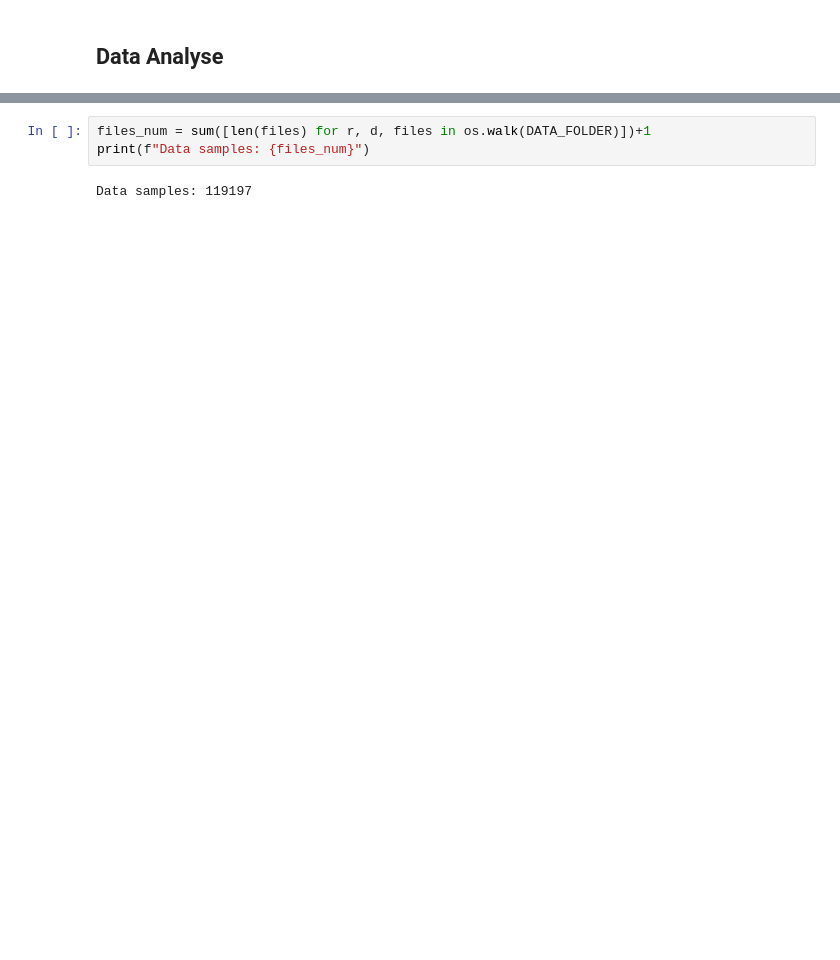
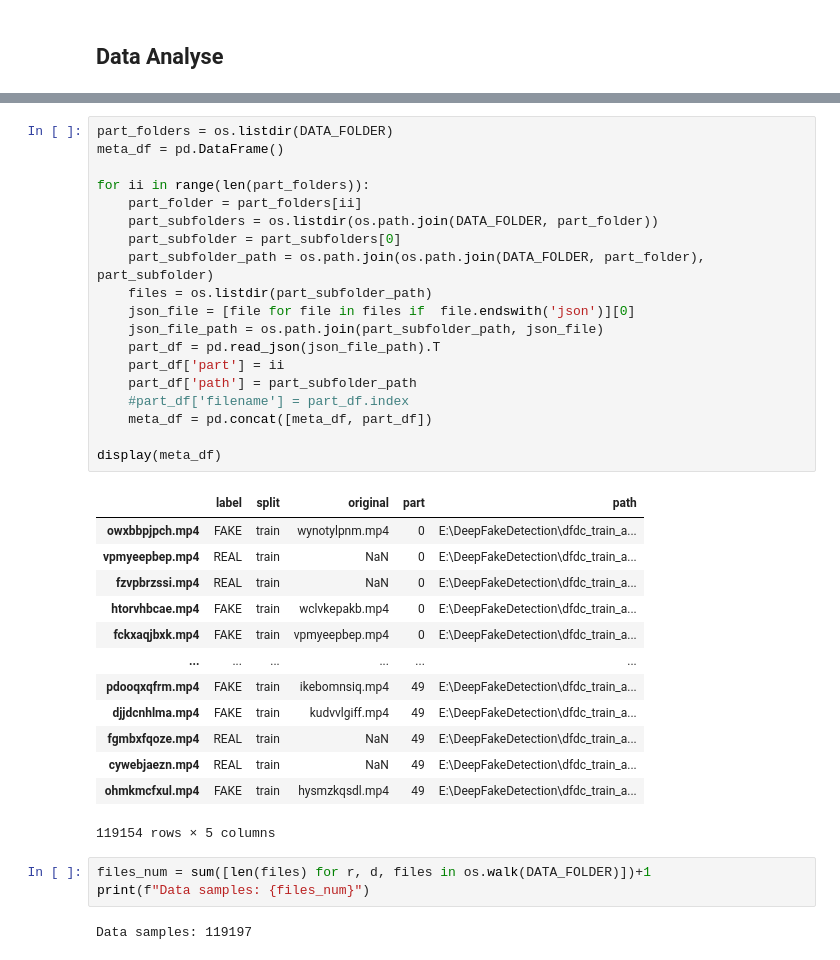
Before and after one commit to VictorMel/DeepFakeDetection, a Jupyter notebook: Victor/ex1.ipynb, the cells around one changed output, grey strips where cells are left out. Saved outputs shown, nothing was run; the diff lists cells and outputs as text; blank space fills up the shorter version.

```diff
--- a/Victor/ex1.ipynb
+++ b/Victor/ex1.ipynb
@@ -23,3 +47,36 @@ DATA_FOLDER = 'E:\DeepFakeDetection\dfdc_train_all'
+# %%
+part_folders = os.listdir(DATA_FOLDER)
+meta_df = pd.DataFrame()
+
+for ii in range(len(part_folders)):
+    part_folder = part_folders[ii]
+    part_subfolders = os.listdir(os.path.join(DATA_FOLDER, part_folder))
+    part_subfolder = part_subfolders[0]
+    part_subfolder_path = os.path.join(os.path.join(DATA_FOLDER, part_folder), part_subfolder)
+    files = os.listdir(part_subfolder_path)
+    json_file = [file for file in files if  file.endswith('json')][0]
+    json_file_path = os.path.join(part_subfolder_path, json_file)
+    part_df = pd.read_json(json_file_path).T
+    part_df['part'] = ii
+    part_df['path'] = part_subfolder_path
+    #part_df['filename'] = part_df.index
+    meta_df = pd.concat([meta_df, part_df])
+
+display(meta_df)
+# %% [output]
+|  | label | split | original | part | path |
+| owxbbpjpch.mp4 | FAKE | train | wynotylpnm.mp4 | 0 | E:\DeepFakeDetection\dfdc_train_a... |
+| vpmyeepbep.mp4 | REAL | train | NaN | 0 | E:\DeepFakeDetection\dfdc_train_a... |
+| fzvpbrzssi.mp4 | REAL | train | NaN | 0 | E:\DeepFakeDetection\dfdc_train_a... |
+| htorvhbcae.mp4 | FAKE | train | wclvkepakb.mp4 | 0 | E:\DeepFakeDetection\dfdc_train_a... |
+| fckxaqjbxk.mp4 | FAKE | train | vpmyeepbep.mp4 | 0 | E:\DeepFakeDetection\dfdc_train_a... |
+| ... | ... | ... | ... | ... | ... |
+| pdooqxqfrm.mp4 | FAKE | train | ikebomnsiq.mp4 | 49 | E:\DeepFakeDetection\dfdc_train_a... |
+| djjdcnhlma.mp4 | FAKE | train | kudvvlgiff.mp4 | 49 | E:\DeepFakeDetection\dfdc_train_a... |
+| fgmbxfqoze.mp4 | REAL | train | NaN | 49 | E:\DeepFakeDetection\dfdc_train_a... |
+| cywebjaezn.mp4 | REAL | train | NaN | 49 | E:\DeepFakeDetection\dfdc_train_a... |
+| ohmkmcfxul.mp4 | FAKE | train | hysmzkqsdl.mp4 | 49 | E:\DeepFakeDetection\dfdc_train_a... |
+119154 rows × 5 columns
 # %%
 files_num = sum([len(files) for r, d, files in os.walk(DATA_FOLDER)])+1
 print(f"Data samples: {files_num}")
```
Also changed, not shown: parts of 18 cells of this notebook.
